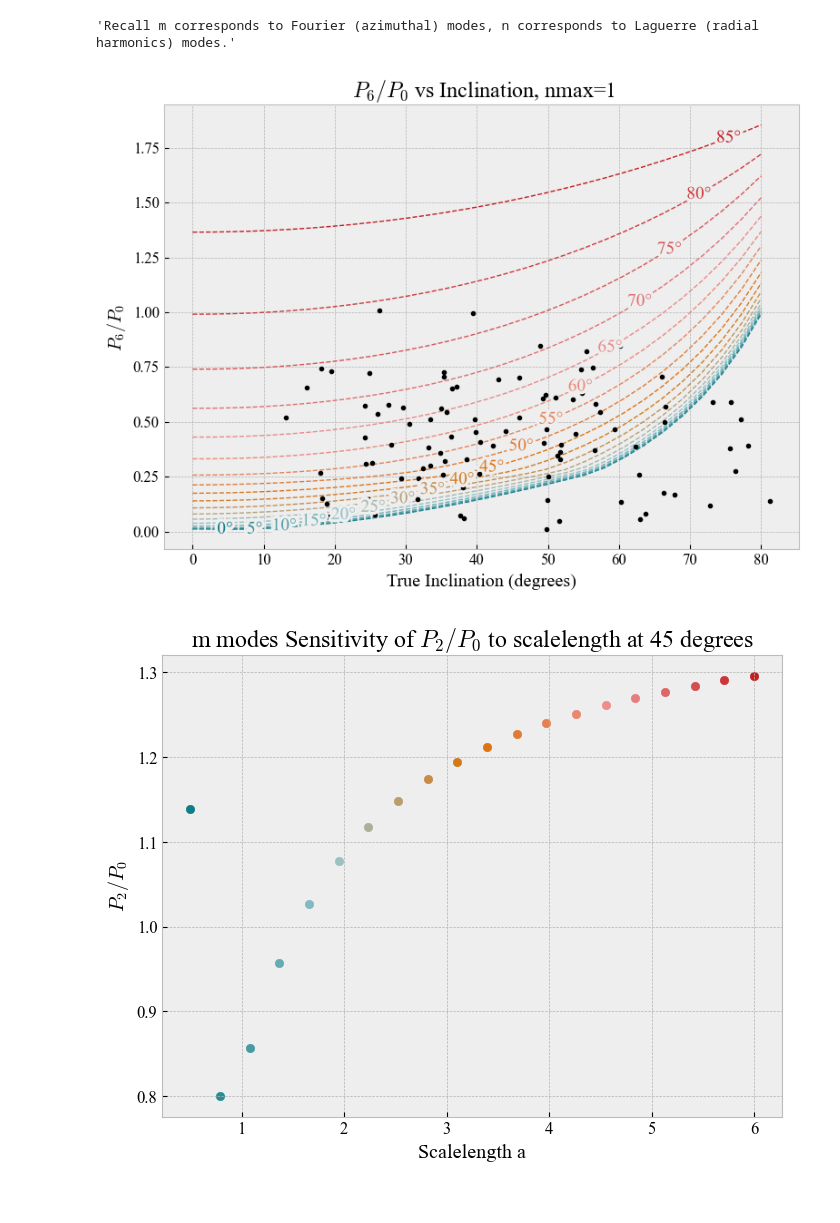
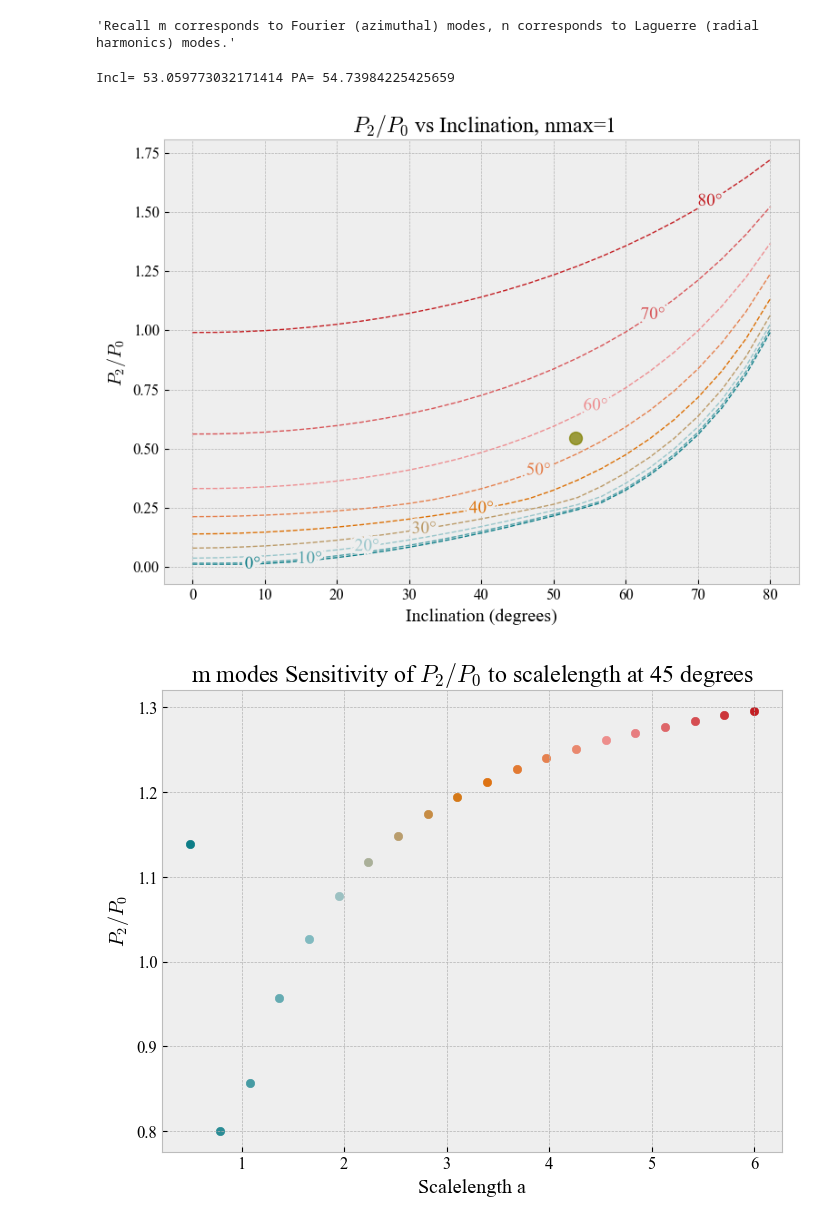
Before and after one commit to michael-petersen/GalaxyIncIinations, a Jupyter notebook: VaryPositionAngle.ipynb, the cells around one changed output. Drawn from its saved outputs; the diff is of its cells as text; code cells hidden in the pictures.

Commit message:
blind tests and new metric relation

```diff
--- a/VaryPositionAngle.ipynb
+++ b/VaryPositionAngle.ipynb
@@ -40,8 +40,8 @@ my_gradient = LinearSegmentedColormap.from_list('my_gradient', (
     (1.000, (0.765, 0.118, 0.137))))
 
 # Parameters
-inclinations = np.linspace(0, 80, 30)
-position_angles = np.arange(0, 90, 5)
+inclinations = np.linspace(0, 80, 25)
+position_angles = np.arange(0, 81, 10)
 colorindx = np.linspace(0, 1, len(position_angles))
 mmax, nmax = 7, 2
 a = 1.
@@ -112,46 +112,60 @@ for file in npy_files:
     sincoefs = data['sincoefs']
     if coscoefs.shape[2] <= 2:
         print(f"Skipping file {file} due to insufficient coefficients.")
     else:
         P0 = np.sqrt(coscoefs[0,0,0]**2 + sincoefs[0,0,0]**2)
         P4 = np.sqrt(coscoefs[0,0,2]**2 + sincoefs[0,0,2]**2)
         ratio = P4 / P0
 
 
 
     # Inclination in degrees
     inclination_deg = data['inclination'][0] * 180 / np.pi
 
 
     # Store
     inclinations.append(inclination_deg)
     ratios.append(ratio)
 
 
 #plot
 inclinations = np.array(inclinations)
 ratios = np.array(ratios)
 
 
+#uncomment for real galaxy points
+#plt.plot(inclinations, ratios, '.', color='black', markersize=6, label='Points')
 
-plt.plot(inclinations, ratios, '.', color='black', markersize=6, label='Points')
-# plt.plot(incl, ratios, 'o', label='Data', color=colours)
-#plt.plot(theta_vals, fit_vals, '-', label=f'Fit: A*sin(θ)^B + C\nA={A_fit:.3f}, B={B_fit:.3f}, C={C_fit:.3f}', color='darkorange')
-
-
-#plt.plot(theta_deg, Rmplot, 'o', label=r'$P_2/P_0$ Fourier Simulation', color='#c31e23')
-# plt.plot(test_incl,test_ratios, 'o', label='Estimated Inclinations', color=colours)
-""" for i in range(len(test_incl)):
-    plt.plot(test_incl[i], ratios[i], '*', color=colours[i], markersize=8) """
-plt.xlabel("True Inclination (degrees)")
-plt.ylabel(r"$P_6/P_0$")
-plt.title(rf" $P_6/P_0$ vs Inclination, nmax={nmax-1}")
+plt.xlabel("Inclination (degrees)")
+plt.ylabel(r"$P_2/P_0$")
+plt.title(rf" $P_2/P_0$ vs Inclination, nmax={nmax-1}")
 
 plt.grid(True)
 plt.tight_layout()
+
+"""Blind Test"""
+theta = np.random.uniform(40, 80)  # blind test inclination
+PA = np.random.uniform(40, 85)     # blind test PA
+
+D = DiscGalaxy(N=N, a=a)
+D.rotate_disc(theta, PA, 0)
+D.generate_image(rmax=rmax, nbins=nbins, noiselevel=noise)
+
+E = D.make_pointexpansion(mmax, 2, a*1.5)
+
+# Compute  powers
+coefs = np.sqrt(E.coscoefs**2 + E.sincoefs**2)
+m= np.sum(coefs, axis=1)
+n = np.sum(coefs, axis=0)
+
+plt.plot(theta, m[2] / m[0], 'o', color='olive', markersize=10,alpha=0.75, label='Blind Test Point')
+
+print("Incl=",theta,"PA=",PA)
+
 plt.show()
 # %% [output]
+Incl= 53.059773032171414 PA= 54.73984225425659
-[figure, old version]
+[figure, new version]
 # %%
 scalelengths = np.linspace(0.5 , 6, 20)
 
```
Also changed, not shown: parts of 1 cell of this notebook.
